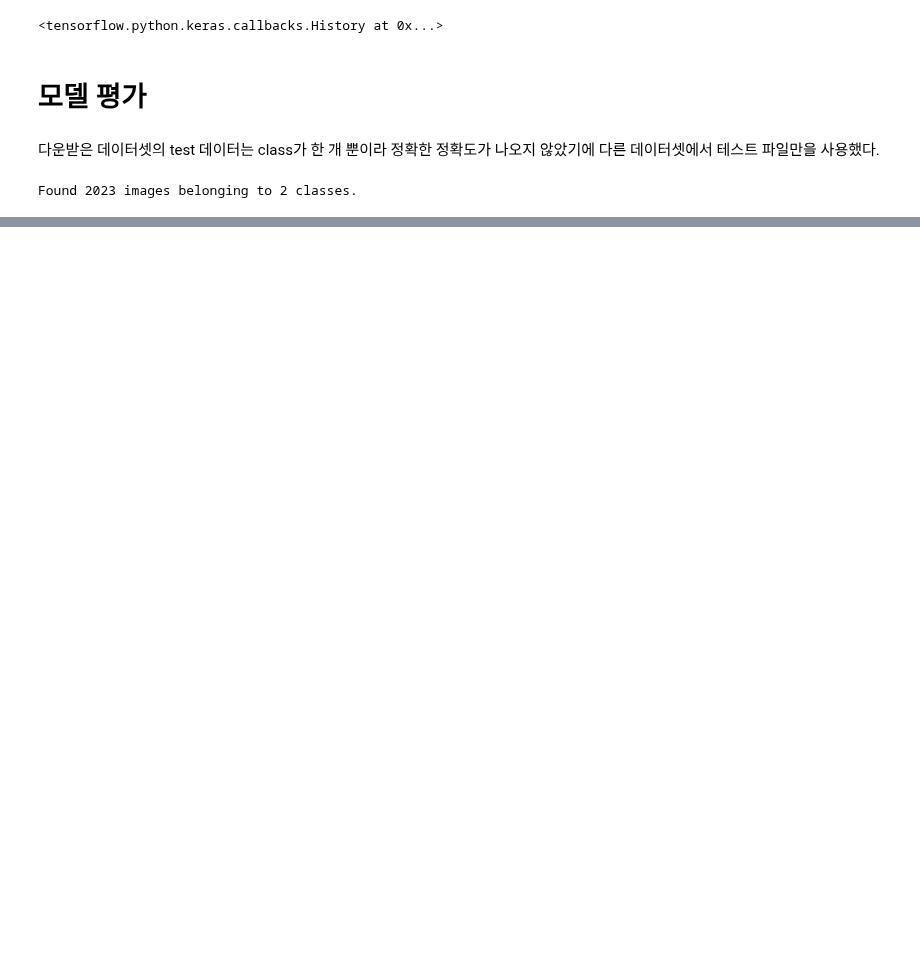
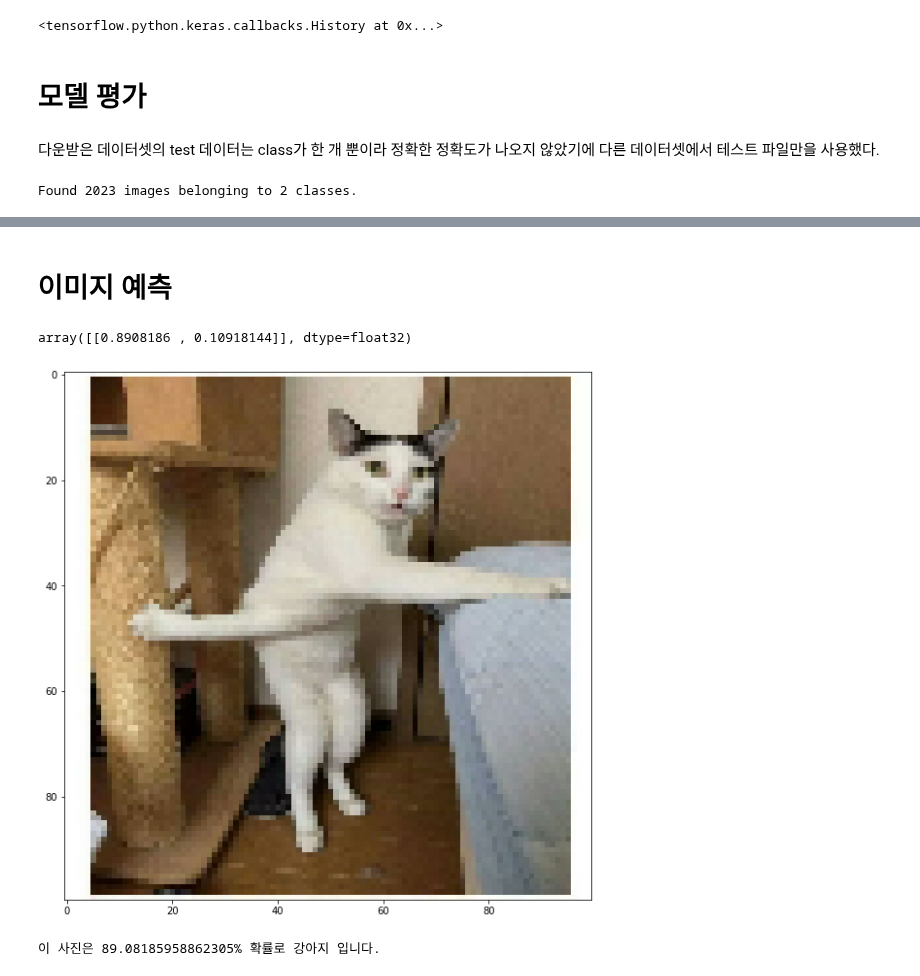
Before and after one commit to YMGYM/Cats_Dogs_Classification, a Jupyter notebook: Cats_and_Dogs_Practice2.ipynb, the cells around one changed output, grey strips where cells are left out. Drawn from its saved outputs; the diff is of its cells as text; code cells hidden in the pictures; blank space fills up the shorter version.

Commit message:
add predict code

```diff
--- a/Cats_and_Dogs_Practice2.ipynb
+++ b/Cats_and_Dogs_Practice2.ipynb
@@ -183,0 +200,27 @@ model.evaluate(test_data_generator)
+# %% [markdown]
+# 이미지 예측
+# %%
+import cv2
+
+im = cv2.imread("/content/check2.jpg").astype(np.float32) # 이미지 로드
+im = im * (1.0/255.0) # 이미지 정규화
+resized_img = cv2.resize(im, (100,100)) # 이미지 크기를 맞게 변형
+rgb_img = cv2.cvtColor(resized_img, cv2.COLOR_BGR2RGB)
+expdim_img = np.expand_dims(rgb_img, axis=0) # 배치는 1개
+# %%
+predict = model.predict(expdim_img)
+predict
+# %% [output]
+array([[0.8908186 , 0.10918144]], dtype=float32)
+# %%
+import matplotlib.pyplot as plt
+
+classes = ["강아지","고양이"]
+plt.figure(figsize=(10,10))
+plt.imshow(rgb_img)
+plt.show()
+
+print("이 사진은 {}% 확률로 {} 입니다.".format(predict[0][np.argmax(predict)] * 100, classes[np.argmax(predict)] ))
+# %% [output]
+[figure, added]
+이 사진은 89.08185958862305% 확률로 강아지 입니다.
```
Also changed, not shown: parts of 10 cells of this notebook.
